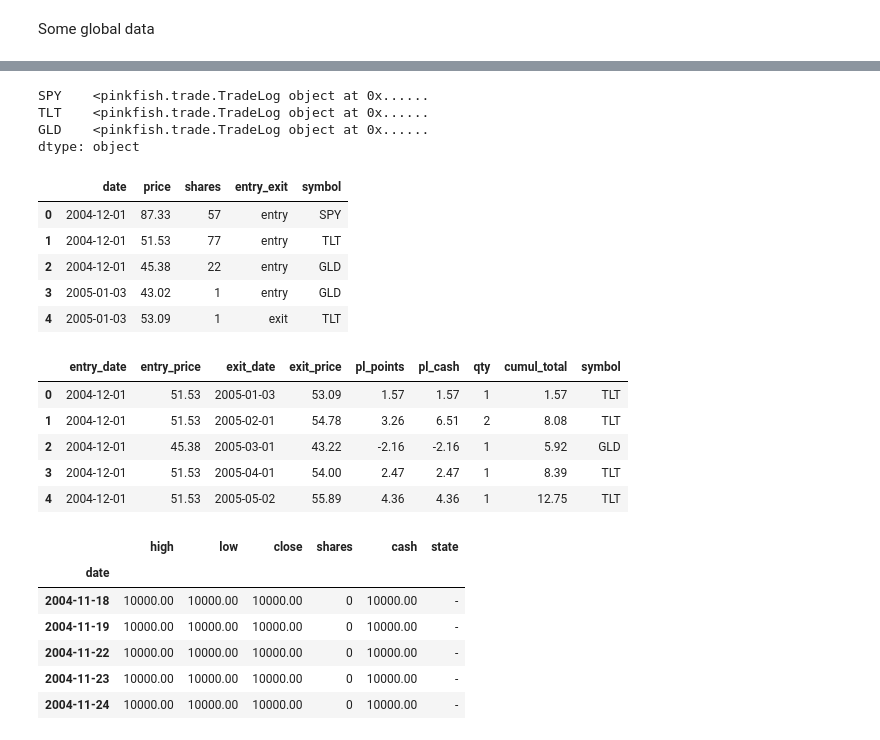
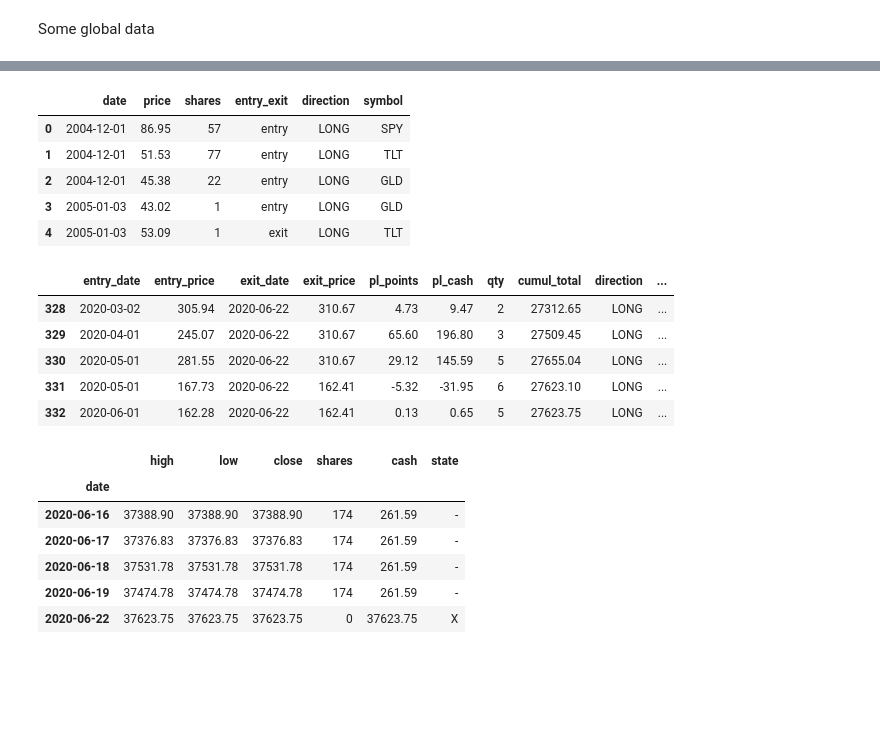
Before and after one commit to fja05680/pinkfish, a Jupyter notebook: examples/trading-evolved/prettier-graphs.ipynb, the cells around one changed output, grey strips where cells are left out. Cells and saved outputs as stored; diff of their text form; code cells hidden in the pictures; blank space fills up the shorter version.

```diff
--- a/examples/trading-evolved/prettier-graphs.ipynb
+++ b/examples/trading-evolved/prettier-graphs.ipynb
@@ -65,11 +48,5 @@ ts, start = pf.finalize_timeseries(ts, start)
 # %%
-tlogs = portfolio.init_trade_logs(ts, capital)
-tlogs
+portfolio.init_trade_logs(ts, capital)
-# %% [output]
-SPY    <pinkfish.trade.TradeLog object at 0x......
-TLT    <pinkfish.trade.TradeLog object at 0x......
-GLD    <pinkfish.trade.TradeLog object at 0x......
-dtype: object
 # %%
 for i, row in enumerate(ts.itertuples()):
 
@@ -87,35 +64,35 @@ for i, row in enumerate(ts.itertuples()):
     # record daily balance
     portfolio.record_daily_balance(date, row)
 # %%
-rlog, tlog, dbal = portfolio.get_logs(tlogs)
+rlog, tlog, dbal = portfolio.get_logs()
 # %%
 rlog.head()
 # %% [output]
-|  | date | price | shares | entry_exit | symbol |
-| 0 | 2004-12-01 | 87.33 | 57 | entry | SPY |
-| 1 | 2004-12-01 | 51.53 | 77 | entry | TLT |
-| 2 | 2004-12-01 | 45.38 | 22 | entry | GLD |
-| 3 | 2005-01-03 | 43.02 | 1 | entry | GLD |
-| 4 | 2005-01-03 | 53.09 | 1 | exit | TLT |
+|  | date | price | shares | entry_exit | direction | symbol |
+| 0 | 2004-12-01 | 86.95 | 57 | entry | LONG | SPY |
+| 1 | 2004-12-01 | 51.53 | 77 | entry | LONG | TLT |
+| 2 | 2004-12-01 | 45.38 | 22 | entry | LONG | GLD |
+| 3 | 2005-01-03 | 43.02 | 1 | entry | LONG | GLD |
+| 4 | 2005-01-03 | 53.09 | 1 | exit | LONG | TLT |
 # %%
-tlog.head()
+tlog.tail()
 # %% [output]
-|  | entry_date | entry_price | exit_date | exit_price | pl_points | pl_cash | qty | cumul_total | symbol |
-| 0 | 2004-12-01 | 51.53 | 2005-01-03 | 53.09 | 1.57 | 1.57 | 1 | 1.57 | TLT |
-| 1 | 2004-12-01 | 51.53 | 2005-02-01 | 54.78 | 3.26 | 6.51 | 2 | 8.08 | TLT |
-| 2 | 2004-12-01 | 45.38 | 2005-03-01 | 43.22 | -2.16 | -2.16 | 1 | 5.92 | GLD |
-| 3 | 2004-12-01 | 51.53 | 2005-04-01 | 54.00 | 2.47 | 2.47 | 1 | 8.39 | TLT |
-| 4 | 2004-12-01 | 51.53 | 2005-05-02 | 55.89 | 4.36 | 4.36 | 1 | 12.75 | TLT |
+|  | entry_date | entry_price | exit_date | exit_price | pl_points | pl_cash | qty | cumul_total | direction | ... |
+| 328 | 2020-03-02 | 305.94 | 2020-06-22 | 310.67 | 4.73 | 9.47 | 2 | 27312.65 | LONG | ... |
+| 329 | 2020-04-01 | 245.07 | 2020-06-22 | 310.67 | 65.60 | 196.80 | 3 | 27509.45 | LONG | ... |
+| 330 | 2020-05-01 | 281.55 | 2020-06-22 | 310.67 | 29.12 | 145.59 | 5 | 27655.04 | LONG | ... |
+| 331 | 2020-05-01 | 167.73 | 2020-06-22 | 162.41 | -5.32 | -31.95 | 6 | 27623.10 | LONG | ... |
+| 332 | 2020-06-01 | 162.28 | 2020-06-22 | 162.41 | 0.13 | 0.65 | 5 | 27623.75 | LONG | ... |
 # %%
-dbal.head()
+dbal.tail()
 # %% [output]
 |  | high | low | close | shares | cash | state |
 | date |  |  |  |  |  |  |
-| 2004-11-18 | 10000.00 | 10000.00 | 10000.00 | 0 | 10000.00 | - |
-| 2004-11-19 | 10000.00 | 10000.00 | 10000.00 | 0 | 10000.00 | - |
-| 2004-11-22 | 10000.00 | 10000.00 | 10000.00 | 0 | 10000.00 | - |
-| 2004-11-23 | 10000.00 | 10000.00 | 10000.00 | 0 | 10000.00 | - |
-| 2004-11-24 | 10000.00 | 10000.00 | 10000.00 | 0 | 10000.00 | - |
+| 2020-06-16 | 37388.90 | 37388.90 | 37388.90 | 174 | 261.59 | - |
+| 2020-06-17 | 37376.83 | 37376.83 | 37376.83 | 174 | 261.59 | - |
+| 2020-06-18 | 37531.78 | 37531.78 | 37531.78 | 174 | 261.59 | - |
+| 2020-06-19 | 37474.78 | 37474.78 | 37474.78 | 174 | 261.59 | - |
+| 2020-06-22 | 37623.75 | 37623.75 | 37623.75 | 0 | 37623.75 | X |
 # %%
 stats = pf.stats(ts, tlog, dbal, capital)
 pf.print_full(stats)
```
Also changed, not shown: parts of 16 cells of this notebook, 58 other files.
